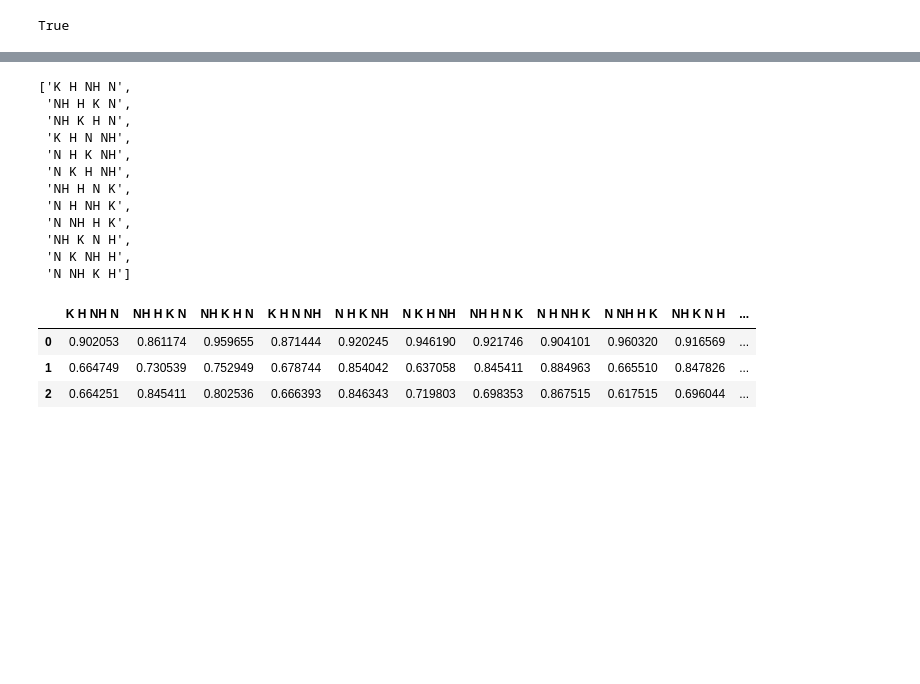
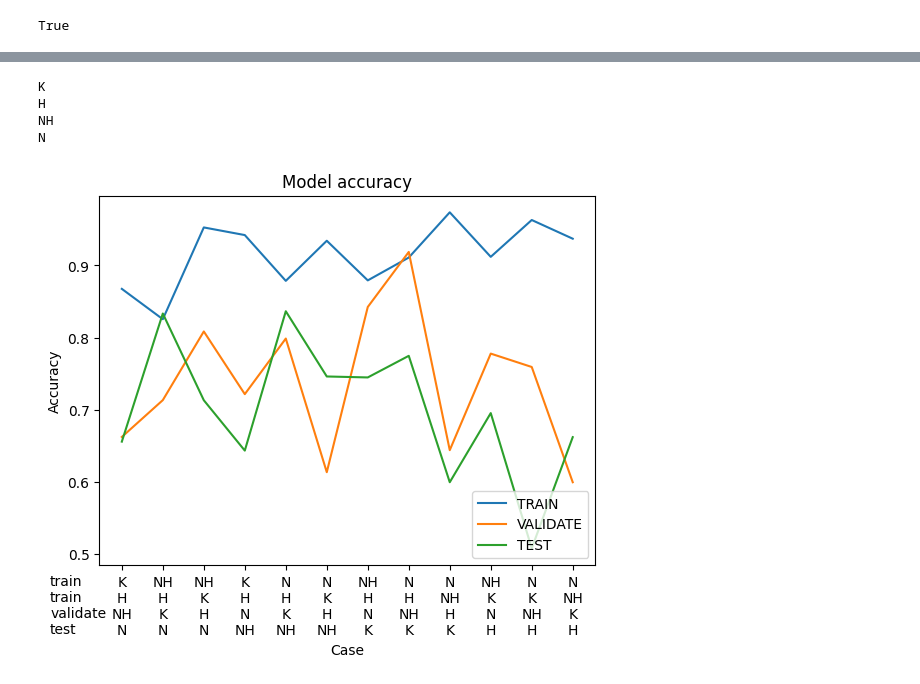
Before and after one commit to PBL5-Sitting-Pose-Estimation/Sitting-pose-estimation, a Jupyter notebook: Train_with_cross_validation.ipynb, the cells around one changed output, grey strips where cells are left out. Saved outputs shown, nothing was run; the diff lists cells and outputs as text; code cells hidden in the pictures; blank space fills up the shorter version.

```diff
--- a/Train_with_cross_validation.ipynb
+++ b/Train_with_cross_validation.ipynb
@@ -871,33 +877,49 @@ True
+# %%
+lstAcc = [[0.8674829006195068, 0.6622843146324158, 0.6557971239089966],
+          [0.8254326581954956, 0.7133233547210693, 0.8333333134651184],
+          [0.9526047706604004, 0.8084663152694702, 0.7131642699241638],
+          [0.942023754119873, 0.7216183543205261, 0.6433853507041931],
+          [0.8785921931266785, 0.798652708530426, 0.8364831805229187],
+          [0.9341577291488647, 0.6134628653526306, 0.7460969686508179],
+          [0.8792325258255005, 0.842391312122345, 0.7447604537010193],
+          [0.910881519317627, 0.9186524152755737, 0.7747005820274353],
+          [0.9735468029975891, 0.6439972519874573, 0.5995509028434753],
+          [0.9118683934211731, 0.7777777910232544, 0.6953504681587219],
+          [0.9629010558128357, 0.7592440247535706, 0.5079805850982666],
+          [0.9369996786117554, 0.5995509028434753, 0.6620402336120605]]
 # %%
+lstCsv = np.array(['N', 'NH', 'K', 'H'])
 headers = []
-
 for test in lstCsv:
     for validate in lstCsv[lstCsv != test]:
         train = lstCsv[(lstCsv != test) & (lstCsv != validate)]
+
         l = train[:].tolist()
         l.append(validate)
         l.append(test)
-        header = " ".join(l)
+        header = "\n".join(l)
         headers.append(header)
-# %%
-headers
-# %% [output]
-['K H NH N',
- 'NH H K N',
- 'NH K H N',
- 'K H N NH',
- 'N H K NH',
- 'N K H NH',
- 'NH H N K',
- 'N H NH K',
- 'N NH H K',
- 'NH K N H',
- 'N K NH H',
- 'N NH K H']
-# %%
-pd.DataFrame(lstAcc, index=headers, columns=['train', 'validate', 'test']).T
-# %% [output]
-|  | K H NH N | NH H K N | NH K H N | K H N NH | N H K NH | N K H NH | NH H N K | N H NH K | N NH H K | NH K N H | ... |
-| 0 | 0.902053 | 0.861174 | 0.959655 | 0.871444 | 0.920245 | 0.946190 | 0.921746 | 0.904101 | 0.960320 | 0.916569 | ... |
-| 1 | 0.664749 | 0.730539 | 0.752949 | 0.678744 | 0.854042 | 0.637058 | 0.845411 | 0.884963 | 0.665510 | 0.847826 | ... |
-| 2 | 0.664251 | 0.845411 | 0.802536 | 0.666393 | 0.846343 | 0.719803 | 0.698353 | 0.867515 | 0.617515 | 0.696044 | ... |
+# %%
+print('K\nH\nNH\nN')
+# %% [output]
+K
+H
+NH
+N
+# %%
+# lstAcc
+df = pd.DataFrame(lstAcc, columns=[
+    'TRAIN', 'VALIDATE', 'TEST'], index=headers)
+# %%
+# from matplotlib.pyplot import figure
+# figure(figsize=(9, 5), dpi=80)
+plt.plot(df)
+# plt.plot(history.history['val_accuracy'])
+plt.title('Model accuracy')
+plt.ylabel('Accuracy')
+plt.xlabel('Case')
+plt.text(-1.75, 0.39, 'train\ntrain\nvalidate\ntest')
+plt.legend(['TRAIN', 'VALIDATE', 'TEST'], loc='lower right')
+plt.show()
+# %% [output]
+[figure, added]
```
Also changed, not shown: parts of 6 cells of this notebook, 1 other file.
